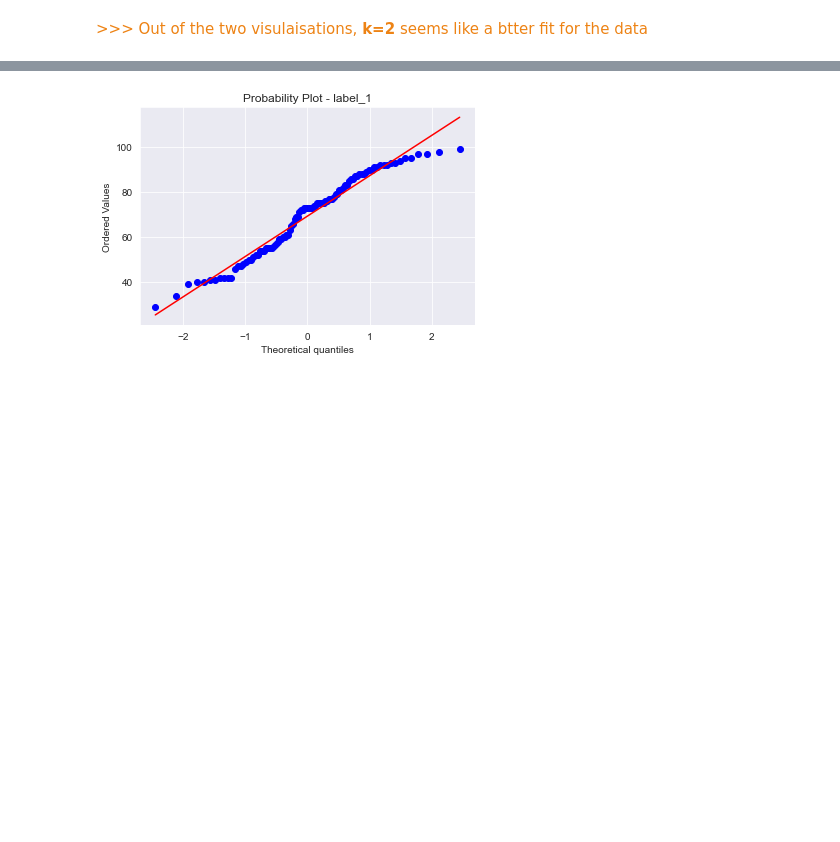
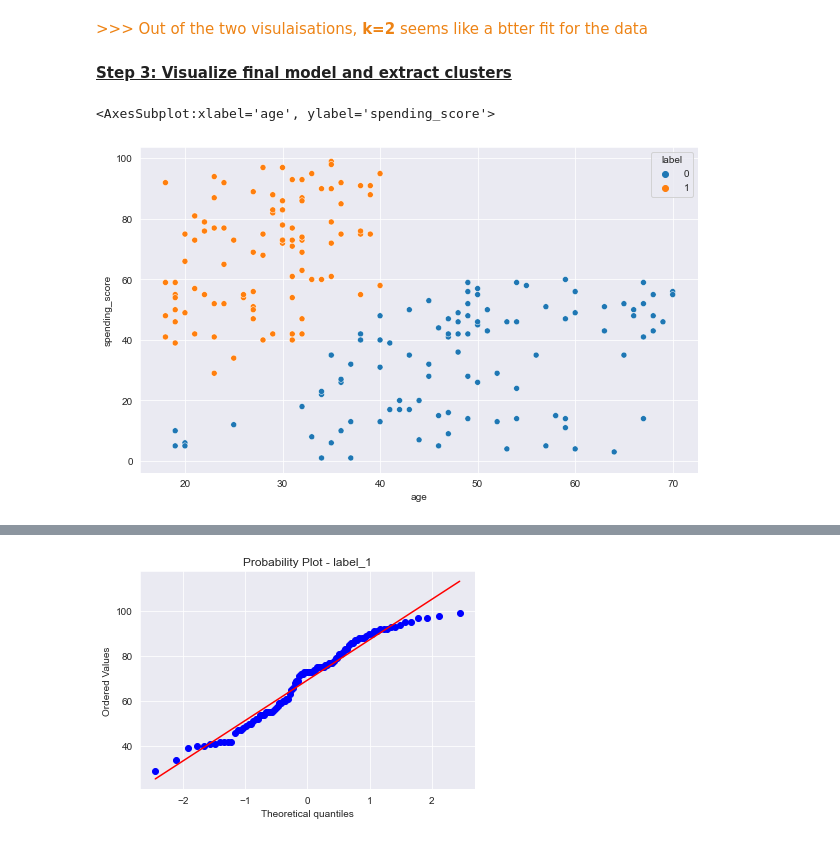
Before and after one commit to MM-Madi/kmeans_customer_segmentation, a Jupyter notebook: customer_segmentation_model_dev.ipynb, the cells around one changed output, grey strips where cells are left out. Saved outputs shown, nothing was run; the diff lists cells and outputs as text; code cells hidden in the pictures; blank space fills up the shorter version.

```diff
--- a/customer_segmentation_model_dev.ipynb
+++ b/customer_segmentation_model_dev.ipynb
@@ -235,3 +364,17 @@ sns.scatterplot(data=df6_centroids, x='X', y='Y', color='white', edgecolor='blac
 [figure]
 # %% [markdown]
 <span style="color:#ed8315">>>> Out of the two visulaisations, **k=2** seems like a btter fit for the data</span>
+# %% [markdown]
+**<u>Step 3: Visualize final model and extract clusters</u>**
+# %%
+# Add the Un-Scaled features to df_2
+df_2['spending_score'] = df['Spending Score (1-100)']
+df_2['age'] = df['Age']
+# %%
+# Visualize clusters with original features
+plt.figure(figsize= (10, 6))
+sns.set_style("darkgrid")
+sns.scatterplot(data=df_2, x='age', y='spending_score', hue='label', palette='tab10')
+# %% [output]
+<AxesSubplot:xlabel='age', ylabel='spending_score'>
+[figure, added]
```
Also changed, not shown: parts of 51 cells of this notebook.
